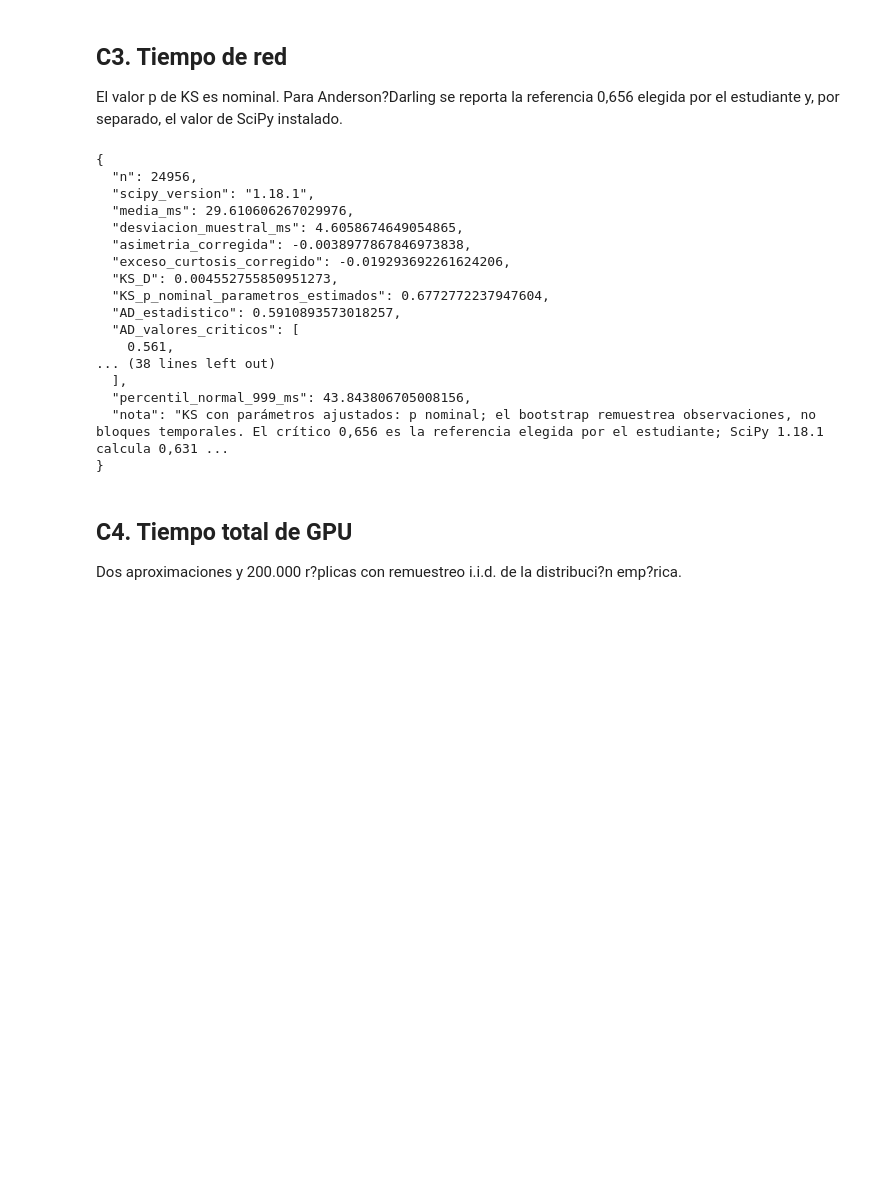
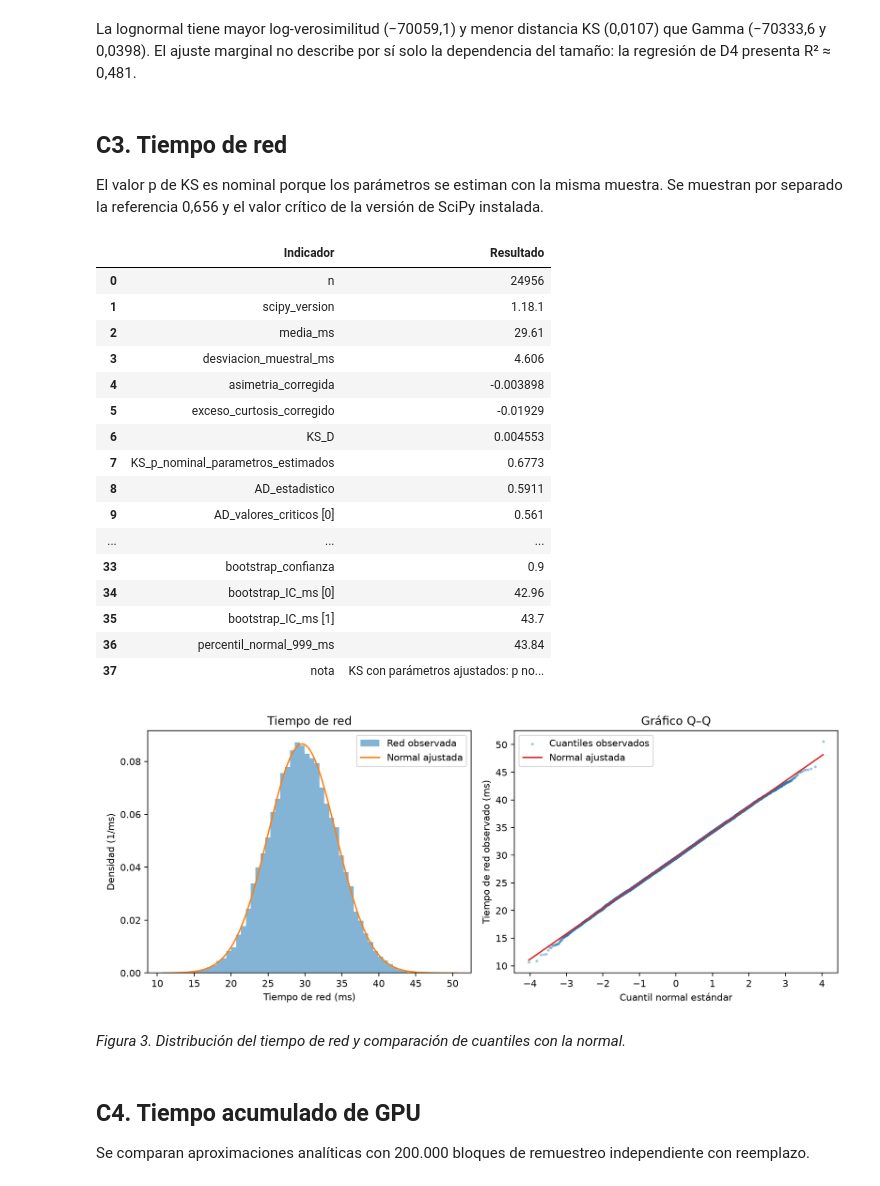
Before and after one commit to 02Joseph06/CCI-ProyectoFinal, a Jupyter notebook: notebooks/partes_A_B.ipynb, the cells around one changed output. Saved outputs shown, nothing was run; the diff lists cells and outputs as text; code cells hidden in the pictures; blank space fills up the shorter version.

```diff
--- a/notebooks/partes_A_B.ipynb
+++ b/notebooks/partes_A_B.ipynb
@@ -144,29 +234,37 @@ resultados_c2 = ajustar_c2()
+# %% [markdown]
+La lognormal tiene mayor log-verosimilitud (−70059,1) y menor distancia KS (0,0107) que Gamma (−70333,6 y 0,0398). El ajuste marginal no describe por sí solo la dependencia del tamaño: la regresión de D4 presenta R² ≈ 0,481.
 # %% [markdown]
 ## C3. Tiempo de red
-El valor p de KS es nominal. Para Anderson?Darling se reporta la referencia 0,656 elegida por el estudiante y, por separado, el valor de SciPy instalado.
+El valor p de KS es nominal porque los parámetros se estiman con la misma muestra. Se muestran por separado la referencia 0,656 y el valor crítico de la versión de SciPy instalada.
 # %%
 from tiempos_cd import c3
-resultados_c3 = c3(seed=S)
+with redirect_stdout(StringIO()):
+    resultados_c3 = c3(seed=S)
+tabla_resumen(resultados_c3)
+figura("C3/figura_3_red.png")
 # %% [output]
-{
-  "n": 24956,
-  "scipy_version": "1.18.1",
-  "media_ms": 29.610606267029976,
-  "desviacion_muestral_ms": 4.6058674649054865,
-  "asimetria_corregida": -0.0038977867846973838,
-  "exceso_curtosis_corregido": -0.019293692261624206,
-  "KS_D": 0.004552755850951273,
-  "KS_p_nominal_parametros_estimados": 0.6772772237947604,
-  "AD_estadistico": 0.5910893573018257,
-  "AD_valores_criticos": [
-    0.561,
-... (38 lines left out)
-  ],
-  "percentil_normal_999_ms": 43.843806705008156,
-  "nota": "KS con parámetros ajustados: p nominal; el bootstrap remuestrea observaciones, no bloques temporales. El crítico 0,656 es la referencia elegida por el estudiante; SciPy 1.18.1 calcula 0,631 ...
-}
+|  | Indicador | Resultado |
+| 0 | n | 24956 |
+| 1 | scipy_version | 1.18.1 |
+| 2 | media_ms | 29.61 |
+| 3 | desviacion_muestral_ms | 4.606 |
+| 4 | asimetria_corregida | -0.003898 |
+| 5 | exceso_curtosis_corregido | -0.01929 |
+| 6 | KS_D | 0.004553 |
+| 7 | KS_p_nominal_parametros_estimados | 0.6773 |
+| 8 | AD_estadistico | 0.5911 |
+| 9 | AD_valores_criticos [0] | 0.561 |
+| ... | ... | ... |
+| 33 | bootstrap_confianza | 0.9 |
+| 34 | bootstrap_IC_ms [0] | 42.96 |
+| 35 | bootstrap_IC_ms [1] | 43.7 |
+| 36 | percentil_normal_999_ms | 43.84 |
+| 37 | nota | KS con parámetros ajustados: p no... |
+[figure, added]
+# %% [markdown]
+*Figura 3. Distribución del tiempo de red y comparación de cuantiles con la normal.*
 # %% [markdown]
-## C4. Tiempo total de GPU
-Dos aproximaciones y 200.000 r?plicas con remuestreo i.i.d. de la distribuci?n emp?rica.
+## C4. Tiempo acumulado de GPU
+Se comparan aproximaciones analíticas con 200.000 bloques de remuestreo independiente con reemplazo.
 # %%
 from tiempos_cd import c4
```
Also changed, not shown: parts of 45 cells of this notebook, 23 other files.
